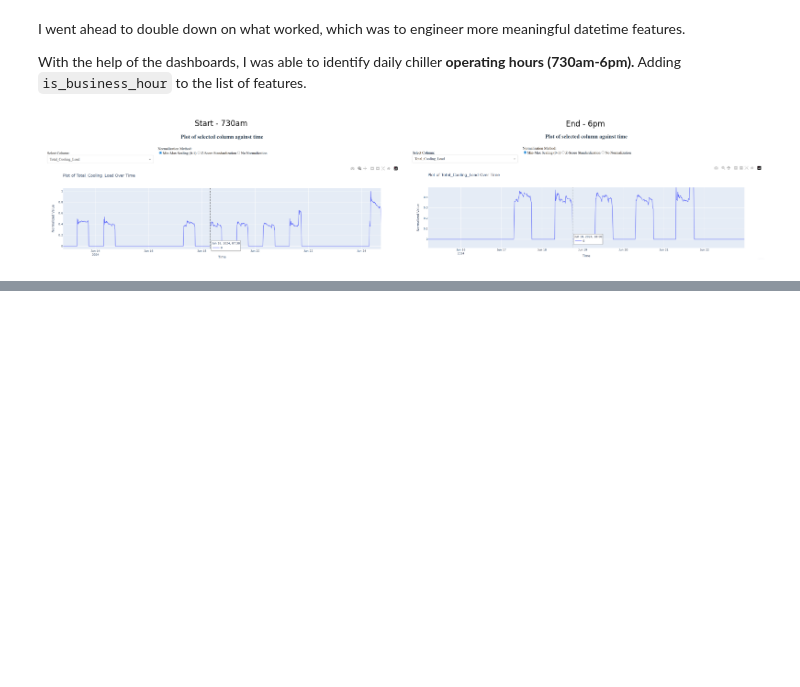
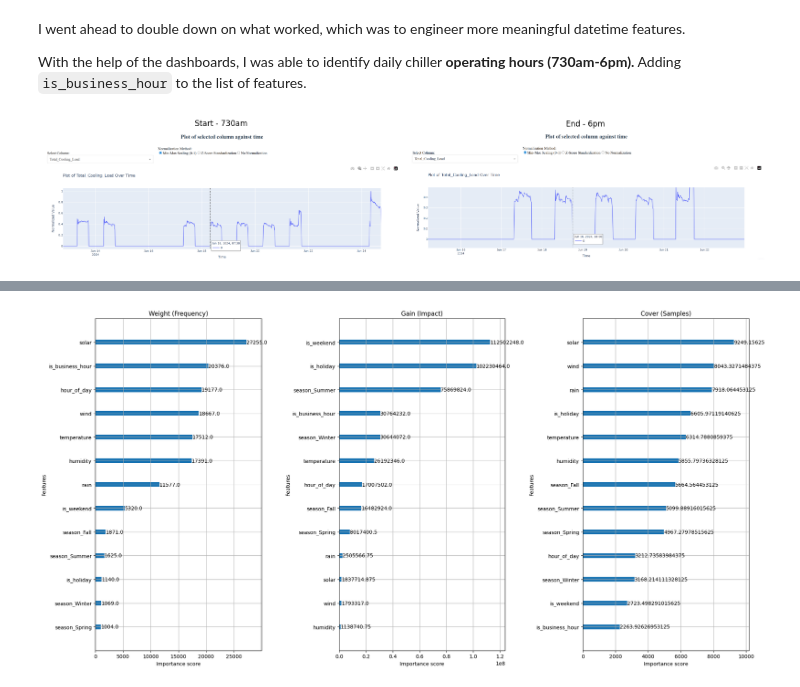
Before and after one commit to JHJHJHJH/rt-model, a Jupyter notebook: rt_model.ipynb, the cells around one changed output, grey strips where cells are left out. Cells and saved outputs as stored; diff of their text form; code cells hidden in the pictures; blank space fills up the shorter version.

Commit message:
attempt 21

```diff
--- a/rt_model.ipynb
+++ b/rt_model.ipynb
@@ -595,7 +612,7 @@ import pandas as pd
 import matplotlib.pyplot as plt
 from shapely.geometry import Point
 import contextily as ctx
-df =  pd.read_csv('/content/drive/MyDrive/Colab Notebooks/resources/weather-station-info.csv')
+df =  pd.read_csv('weather//data//weather-station-info.csv')
 
 # Create GeoDataFrame
 geometry = [Point(xy) for xy in zip(df.longitude, df.latitude)]
@@ -691,0 +973,74 @@ Using [HK holidays dataset](https://data.gov.hk/en-data/dataset/hk-dpo-statistic
+# %%
+import pandas as pd
+from sklearn.model_selection import train_test_split
+import joblib
+import xgboost as xgb
+import matplotlib.pyplot as plt
+import os
+# --- Step 1: Load and Prepare Data ---
+# Load the data from the CSV file.
+try:
+    df = pd.read_csv('z_attempt18//Building_A.csv')
+except FileNotFoundError:
+    print("Error: Building_A.csv not found in folder.")
+    exit()
+
+# --- Step 2: Feature Selection and Data Splitting ---
+# For this example, we'll focus on CHR-01
+target = 'Total_Cooling_Load'
+
+# One-hot encode the 'season' column
+df = pd.get_dummies(df, columns=['season'])
+season_columns = [col for col in df.columns if col.startswith('season_')]
+
+features = ['hour_of_day', 'is_weekend', 'is_business_hour','is_holiday','temperature','humidity', 'rain', 'wind', 'solar']
+features = features + season_columns
+
+# Check if all required columns are present
+required_columns = features + [target]
+if not all(col in df.columns for col in required_columns):
+    print(f"Error: Not all required columns are in the dataframe.")
+    exit()
+
+X = df[features]
+y = df[target]
+
+# Split the data into training and testing sets
+X_train, X_test, y_train, y_test = train_test_split(X, y, test_size=0.2, random_state=42)
+dtrain = xgb.DMatrix(X_train, label=y_train)
+dval = xgb.DMatrix(X_test, label=y_test)
+
+evals = [(dtrain, 'train'), (dval, 'val')]
+# --- Step 3: Train the Model ---
+
+params = {
+    'objective': 'reg:squarederror',
+    'eval_metric': 'rmse',
+    'max_depth': 4,           # Much shallower trees
+    'learning_rate': 0.01,    # Moderate learning rate
+    'min_child_weight' : 5,
+    'subsample': 0.8,         # Randomly sample 80% of data for each tree
+    'colsample_bytree': 0.8,  # Randomly sample 80% of features for each tree
+    'reg_alpha' : 1,
+    'reg_lambda': 10,          # L2 regularization
+}
+
+model_a = xgb.train(
+    params,
+    dtrain,
+    num_boost_round=10000,  # Set a very high number
+    evals=evals,
+    early_stopping_rounds=50, # Stop after 50 rounds without improvement on VALIDATION set
+    verbose_eval=50
+)
+# Create a figure with 1 row and 3 columns
+fig, (ax1, ax2, ax3) = plt.subplots(1, 3, figsize=(20, 10))
+
+# Plot the three types of importance on each axis
+xgb.plot_importance(model_a, importance_type='weight', ax=ax1, title='Weight (Frequency)')
+xgb.plot_importance(model_a, importance_type='gain', ax=ax2, title='Gain (Impact)')
+xgb.plot_importance(model_a, importance_type='cover', ax=ax3, title='Cover (Samples)')
+
+plt.tight_layout()
+plt.show()
+# %% [output]
@@ -691,0 +1064 @@ Using [HK holidays dataset](https://data.gov.hk/en-data/dataset/hk-dpo-statistic
+[figure, added]
```
Also changed, not shown: parts of 17 cells of this notebook, 14 other files.
